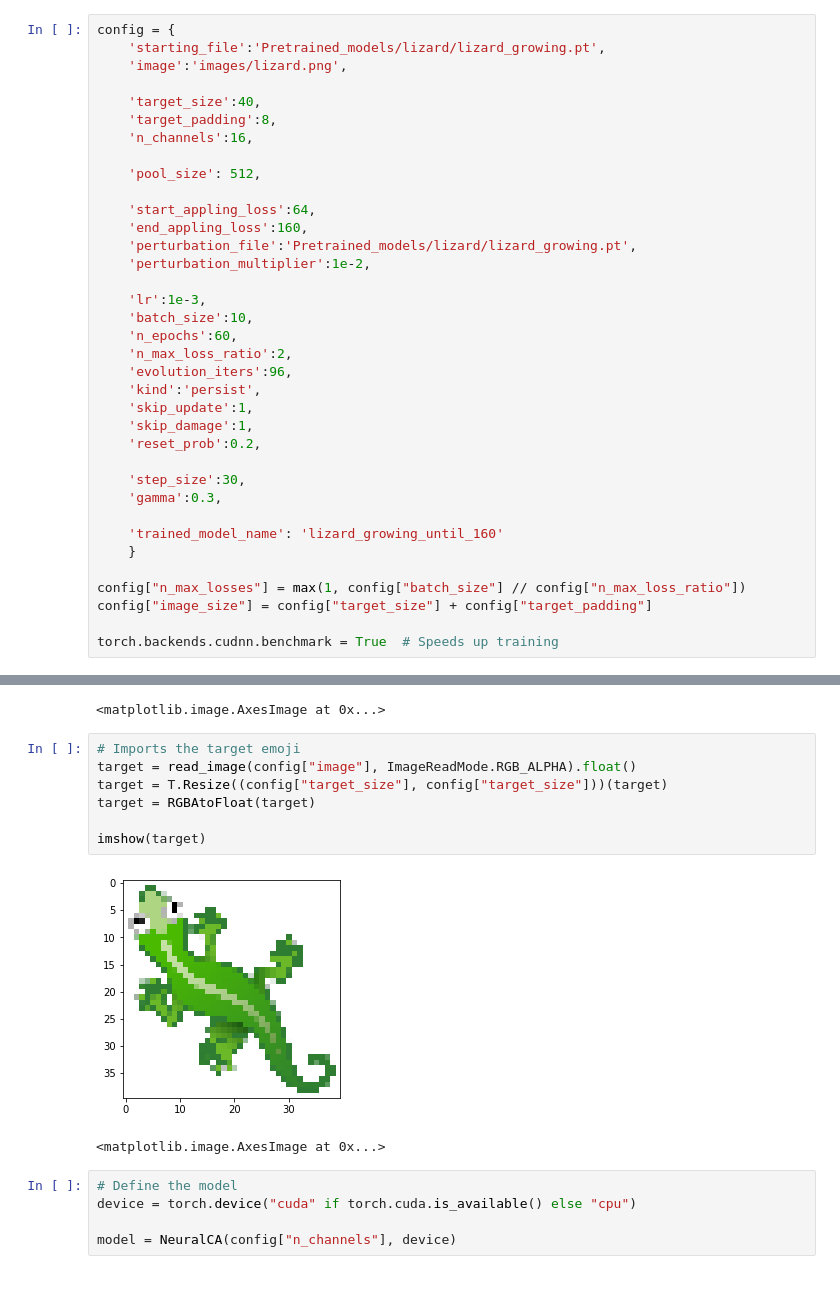
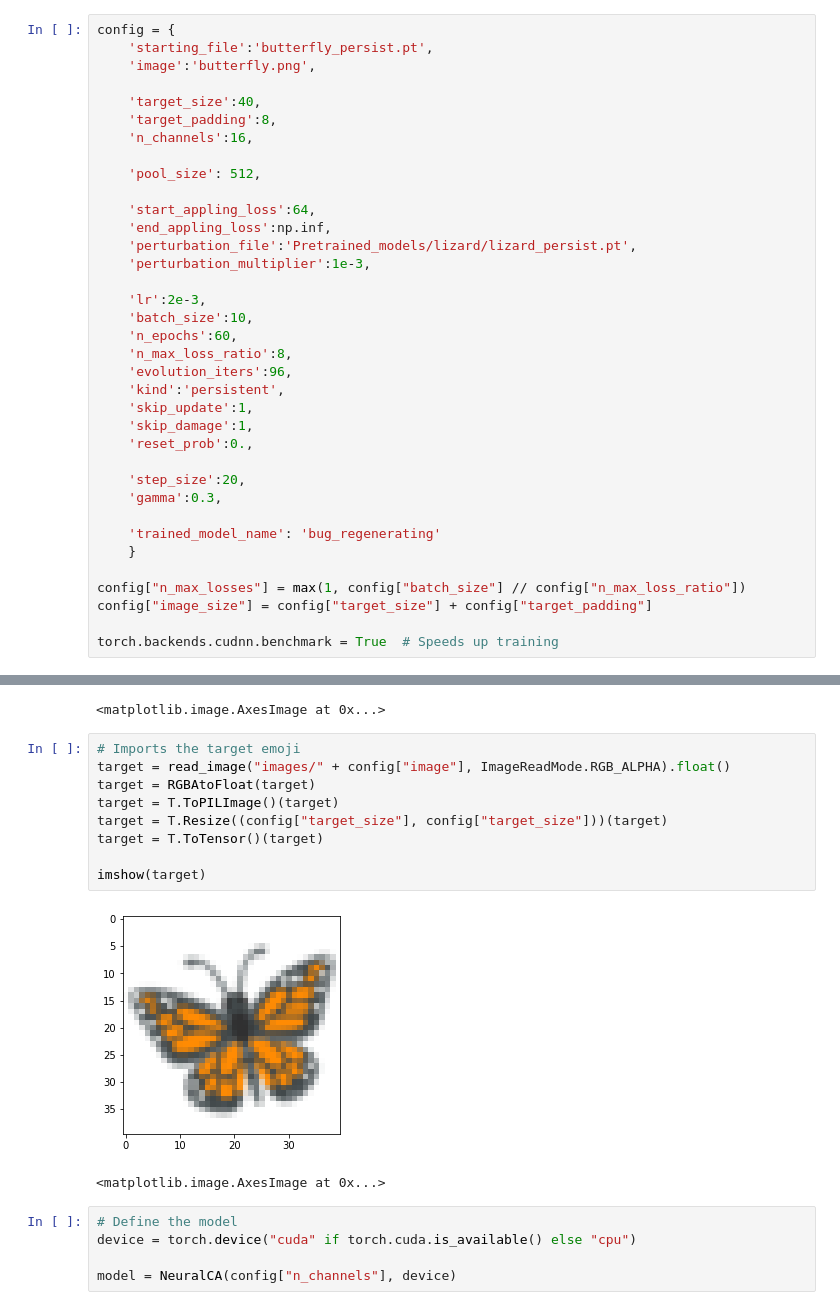
Before and after one commit to LetteraUnica/neural_cellular_automata, a Jupyter notebook: pytorch_ca/neural_CA.ipynb, the cells around one changed output, grey strips where cells are left out. Drawn from its saved outputs; the diff is of its cells as text.

```diff
--- a/pytorch_ca/neural_CA.ipynb
+++ b/pytorch_ca/neural_CA.ipynb
@@ -12,8 +12,8 @@ import pylab as pl
 from src import *
 # %%
 config = {
-    'starting_file':'Pretrained_models/lizard/lizard_growing.pt',
-    'image':'images/lizard.png',
+    'starting_file':'butterfly_persist.pt',
+    'image':'butterfly.png',
 
     'target_size':40,
     'target_padding':8,
@@ -22,24 +22,24 @@ config = {
     'pool_size': 512,
 
     'start_appling_loss':64,
-    'end_appling_loss':160,
-    'perturbation_file':'Pretrained_models/lizard/lizard_growing.pt',
-    'perturbation_multiplier':1e-2,
+    'end_appling_loss':np.inf,
+    'perturbation_file':'Pretrained_models/lizard/lizard_persist.pt',
+    'perturbation_multiplier':1e-3,
 
-    'lr':1e-3,
+    'lr':2e-3,
     'batch_size':10,
     'n_epochs':60,
-    'n_max_loss_ratio':2,
+    'n_max_loss_ratio':8,
     'evolution_iters':96,
-    'kind':'persist',
+    'kind':'persistent',
     'skip_update':1,
     'skip_damage':1,
-    'reset_prob':0.2,
+    'reset_prob':0.,
 
-    'step_size':30,
+    'step_size':20,
     'gamma':0.3,
 
-    'trained_model_name': 'lizard_growing_until_160'
+    'trained_model_name': 'bug_regenerating'
     }
 
 config["n_max_losses"] = max(1, config["batch_size"] // config["n_max_loss_ratio"])
@@ -58,13 +58,15 @@ imshow(pool[0])
 <matplotlib.image.AxesImage at 0x...>
 # %%
 # Imports the target emoji
-target = read_image(config["image"], ImageReadMode.RGB_ALPHA).float()
+target = read_image("images/" + config["image"], ImageReadMode.RGB_ALPHA).float()
+target = RGBAtoFloat(target)
+target = T.ToPILImage()(target)
 target = T.Resize((config["target_size"], config["target_size"]))(target)
-target = RGBAtoFloat(target)
+target = T.ToTensor()(target)
 
 imshow(target)
 # %% [output]
-[figure, old version]
+[figure, new version]
 <matplotlib.image.AxesImage at 0x...>
 # %%
 # Define the model
```
Also changed, not shown: parts of 5 cells of this notebook.
